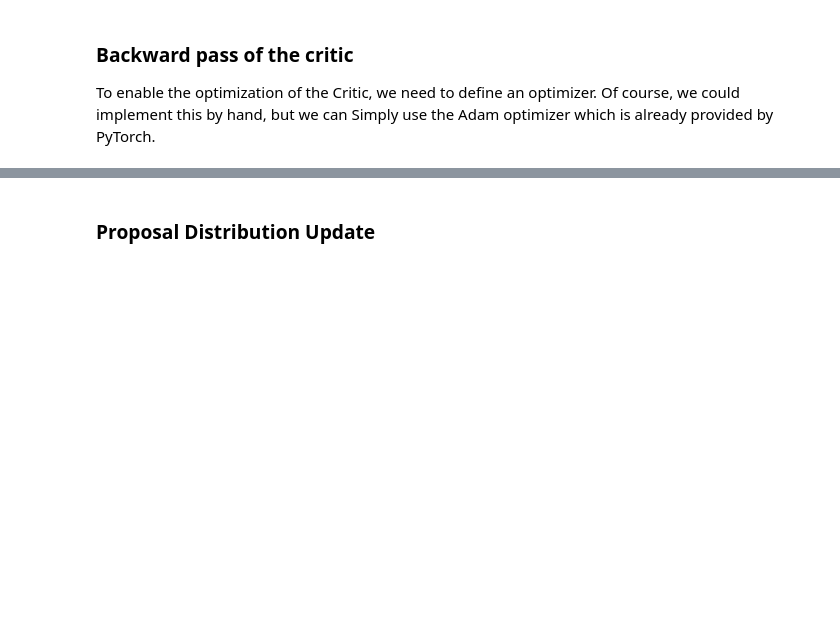
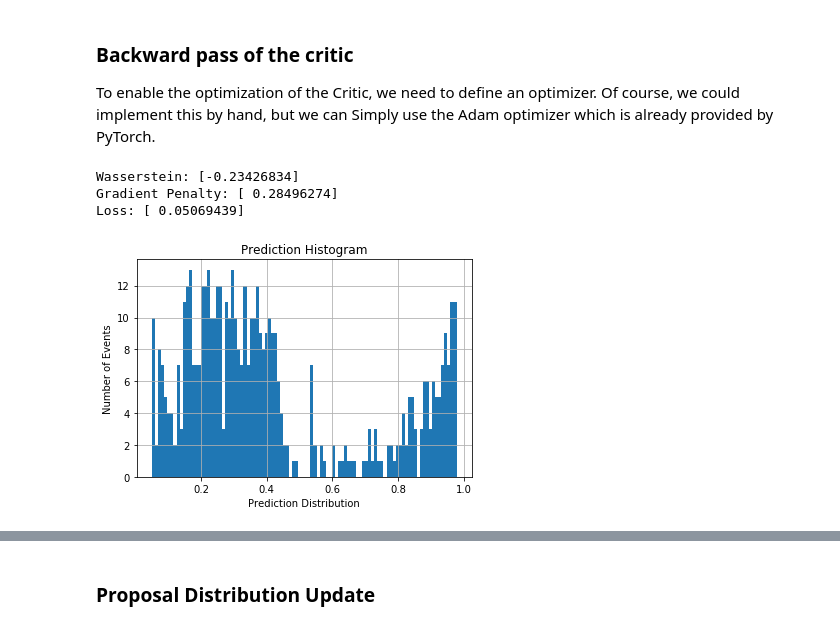
Before and after one commit to JoeriHermans/deep-learning-scripts, a Jupyter notebook: scripts/adverserial-variational-optimization/avo-notebook.ipynb, the cells around one changed output, grey strips where cells are left out. Saved outputs shown, nothing was run; the diff lists cells and outputs as text; code cells hidden in the pictures; blank space fills up the shorter version.

```diff
--- a/scripts/adverserial-variational-optimization/avo-notebook.ipynb
+++ b/scripts/adverserial-variational-optimization/avo-notebook.ipynb
@@ -321,8 +331,8 @@ plt.show()
 
 To enable the optimization of the Critic, we need to define an optimizer. Of course, we could implement this by hand, but we can Simply use the Adam optimizer which is already provided by PyTorch.
 # %%
-_x_r = Variable(torch.from_numpy(_x_real).float(), requires_grad=True)
-_x_g = Variable(torch.from_numpy(_x_generated).float(), requires_grad=True)
+_x_r = Variable(torch.from_numpy(_x_real).float(), requires_grad=False)
+_x_g = Variable(torch.from_numpy(_x_generated).float(), requires_grad=False)
 # %%
 def compute_gradient_penalty(net, real, fake):
     epsilon = torch.rand(batch_size // 2, 1)
@@ -333,49 +343,47 @@ def compute_gradient_penalty(net, real, fake):
     gradients = torch.autograd.grad(outputs=y_hat, inputs=_x_hat, grad_outputs=torch.ones(y_hat.size()),
                                     create_graph=True, retain_graph=True, only_inputs=True)[0]
     g = gradients + 1e-16
-    gradient_penalty = 5.0 * ((g.norm(2, dim=1) - 1) ** 2).mean()
+    gradient_penalty = 5.0 * ((g.norm(2, dim=1) - 1) ** 2)
 
     return gradient_penalty
 # %%
-optimizer = torch.optim.Adam(critic.parameters(), lr=0.001)
+optimizer = torch.optim.Adam(critic.parameters(), lr=0.0001)
 # %%
-one = Variable(torch.FloatTensor([1]), requires_grad=True)
-ones = Variable(torch.ones(batch_size // 2, 1), requires_grad=True)
-zero = torch.FloatTensor([0])
-mone = one * -1
-
-for i in range(0, 5000):
+for i in range(0, 10000):
     # Reset the gradients.
     critic.zero_grad()
     # Train with real.
-    y_r = critic(_x_r).mean()
-    y_r.backward(mone)
+    y_r = critic(_x_r)
     # Train with fake.
-    y_g = critic(_x_g).mean()
-    y_g.backward(one)
+    y_g = critic(_x_g)
     # Train with gradient penalty.
     gp = compute_gradient_penalty(critic, _x_r.data, _x_g.data)
-    gp.backward()
-    loss = y_g - y_r + 1 + gp
+    loss = y_g - y_r + gp
+    loss.mean().backward()
     optimizer.step()
-    if i % 100 == 0:
+    if i % 1000 == 0:
         gc.collect()
 
 gc.collect()
 print("Wasserstein: " + str((y_g - y_r).mean().data.numpy()))
 print("Gradient Penalty: " + str(gp.mean().data.numpy()))
 print("Loss: " + str(loss.mean().data.numpy()))
 
 # Do the prediction.
 y = critic(x)
 
 # Plot the histogram of the prediction.
 plt.hist(y.data.numpy(), bins=100)
 plt.grid(True)
 plt.xlabel(r"Prediction Distribution")
 plt.ylabel("Number of Events")
 plt.title("Prediction Histogram")
 plt.show()
+# %% [output]
+Wasserstein: [-0.23426834]
+Gradient Penalty: [ 0.28496274]
+Loss: [ 0.05069439]
+[figure, added]
 # %%
 new = plt.scatter(x.data.numpy(), y.data.numpy())
 old = plt.scatter(x.data.numpy(), y_old.data.numpy())
```
Also changed, not shown: parts of 15 cells of this notebook.
